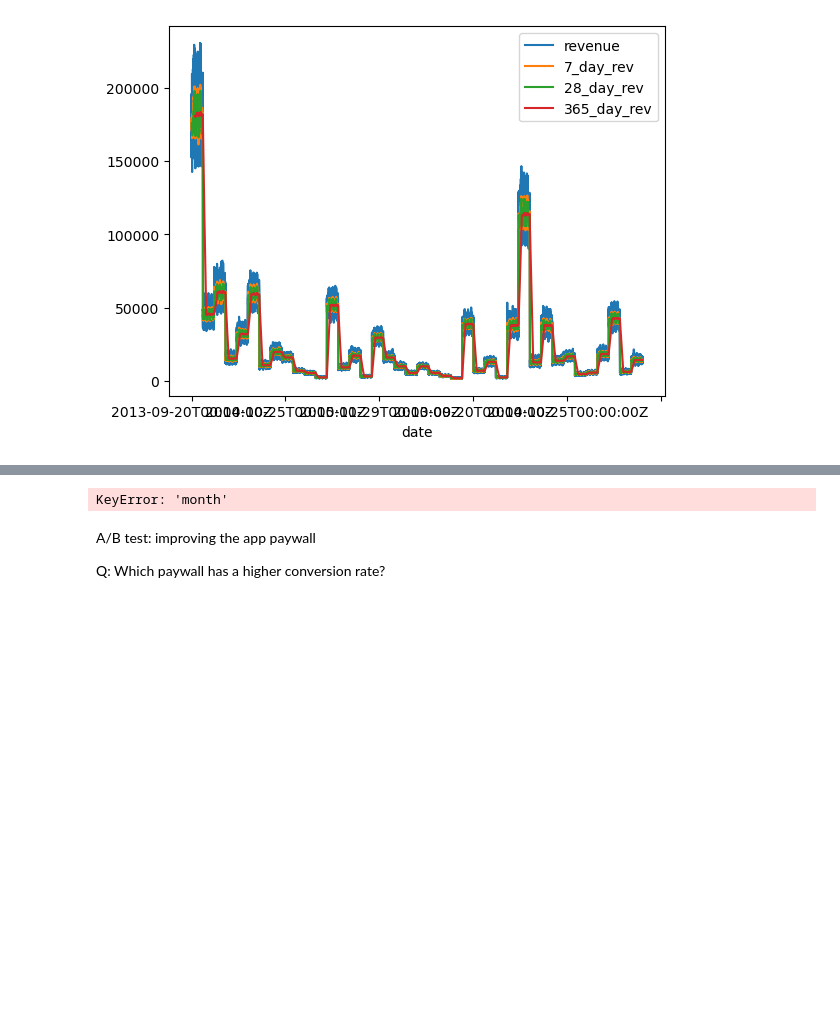
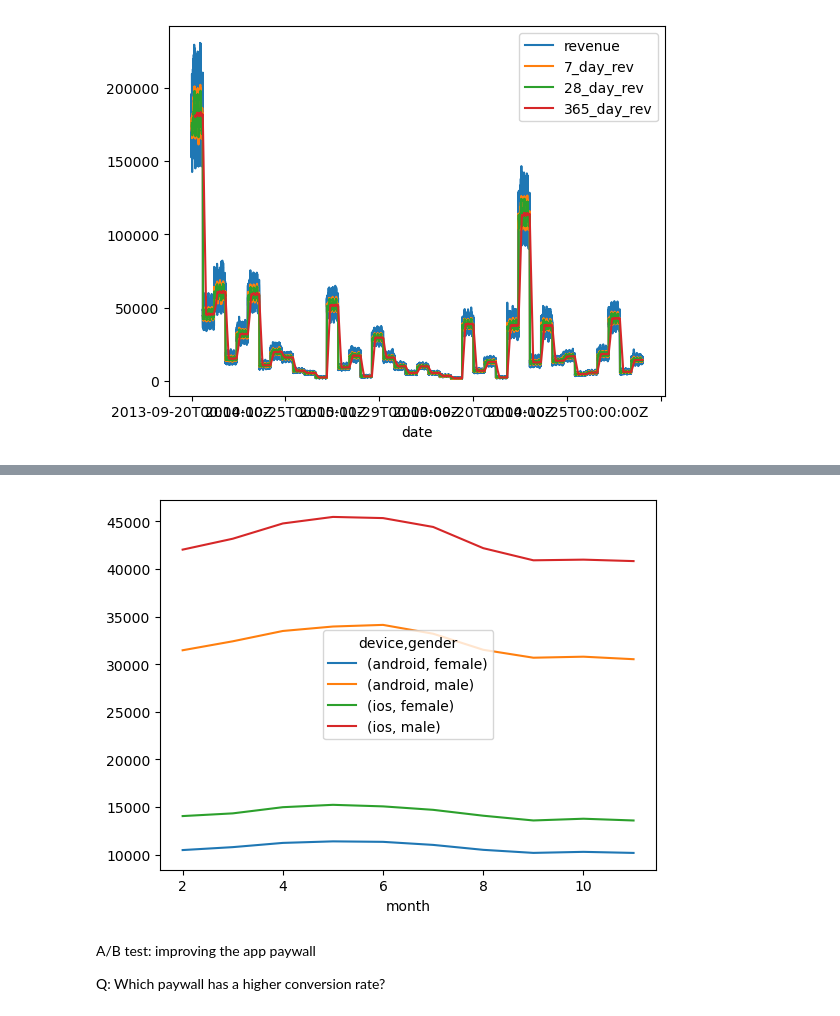
Before and after one commit to englishpear/ds_abtest, a Jupyter notebook: Customer Analytics AB testing.ipynb, the cells around one changed output, grey strips where cells are left out. Drawn from its saved outputs; the diff is of its cells as text; code cells hidden in the pictures; blank space fills up the shorter version.

```diff
--- a/Customer Analytics AB testing.ipynb
+++ b/Customer Analytics AB testing.ipynb
@@ -334,0 +405,5 @@ plt.show()
+# %%
+
+daily_revenue['date'] = pd.to_datetime(daily_revenue['date'])
+daily_revenue['month'] = daily_revenue['date'].dt.month
+daily_revenue.head()
@@ -335,14 +417,14 @@ plt.show()
 # %%
-# Create pivot table and plot line chart for each cohort (cannot run)
+# Create pivot table and plot line chart for each cohort [CANNOT RUN - user revenue table not given]
 # Pivot user_revenue
-pivoted_data = pd.pivot_table(user_revenue, values ='revenue', columns=['device', 'gender'], index='month')
+pivoted_data = pd.pivot_table(daily_revenue, values ='revenue', columns=['device', 'gender'], index='month')
 pivoted_data = pivoted_data[1:(len(pivoted_data) -1 )]
 
 # Create and show the plot
 pivoted_data.plot()
 plt.show()
 # %% [output]
-KeyError: 'month'
+[figure, added]
 # %% [markdown]
 A/B test: improving the app paywall
 
```
Also changed, not shown: parts of 22 cells of this notebook, 1 other file.
